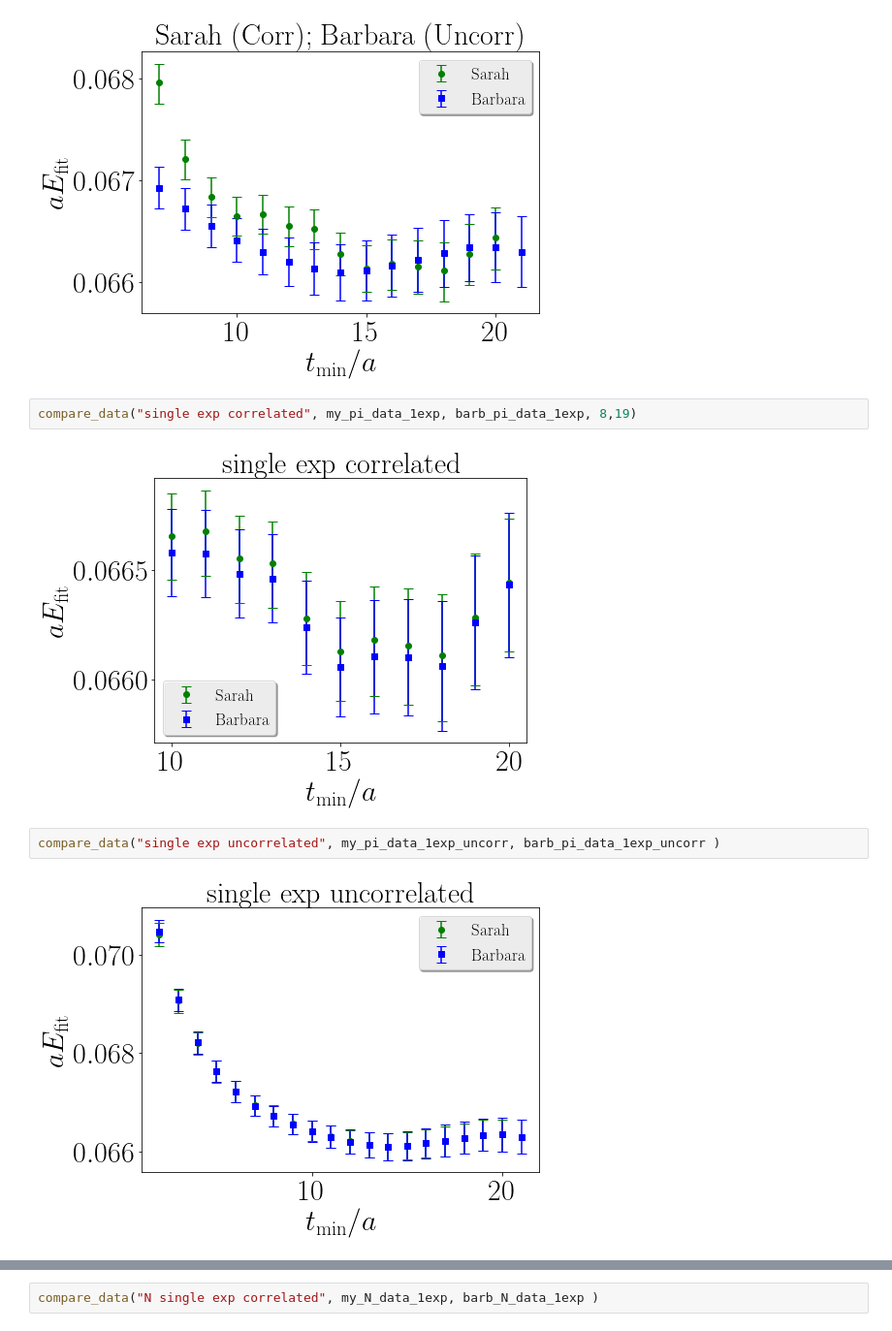
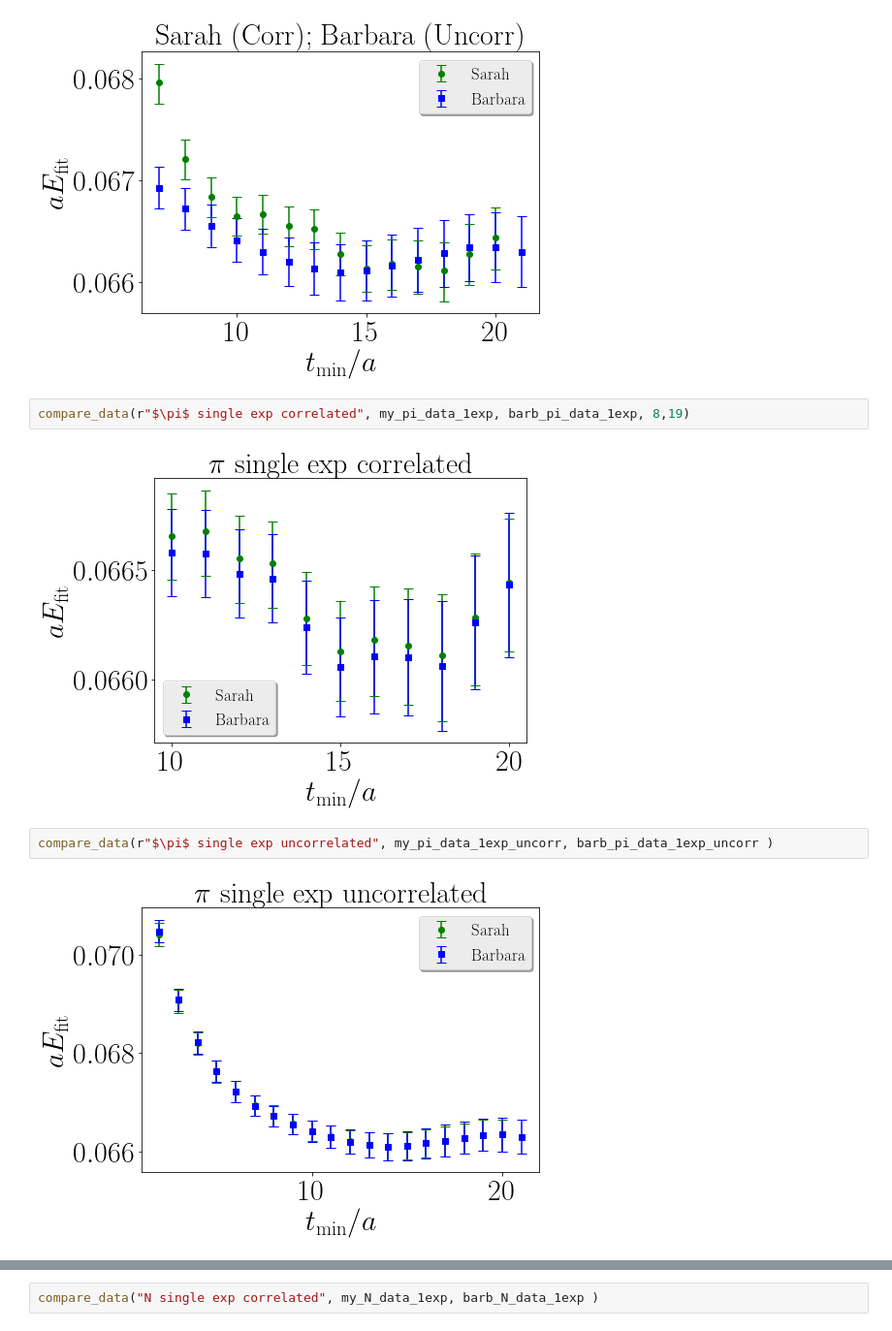
Before and after one commit to xinucode/sigmond_python_plots, a Jupyter notebook: tmin/barbara_compare.ipynb, the cells around one changed output, grey strips where cells are left out. Shown at 97% size. Saved outputs shown, nothing was run; the diff lists cells and outputs as text.

Commit message:
verified more data

```diff
--- a/tmin/barbara_compare.ipynb
+++ b/tmin/barbara_compare.ipynb
@@ -124,11 +126,11 @@ compare_data("Sarah (Corr); Barbara (Uncorr)", my_pi_data_1exp, barb_pi_data_1ex
 # %% [output]
 [figure]
 # %%
-compare_data("single exp correlated", my_pi_data_1exp, barb_pi_data_1exp, 8,19)
+compare_data(r"$\pi$ single exp correlated", my_pi_data_1exp, barb_pi_data_1exp, 8,19)
 # %% [output]
-[figure, old version]
+[figure, new version]
 # %%
-compare_data("single exp uncorrelated", my_pi_data_1exp_uncorr, barb_pi_data_1exp_uncorr )
+compare_data(r"$\pi$ single exp uncorrelated", my_pi_data_1exp_uncorr, barb_pi_data_1exp_uncorr )
 # %% [output]
-[figure, old version]
+[figure, new version]
 # %%
```
Also changed, not shown: parts of 7 cells of this notebook.
